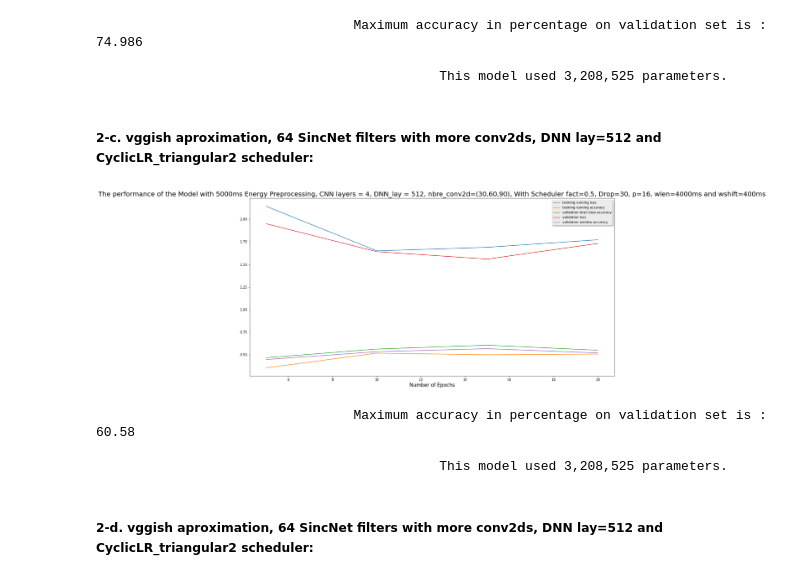
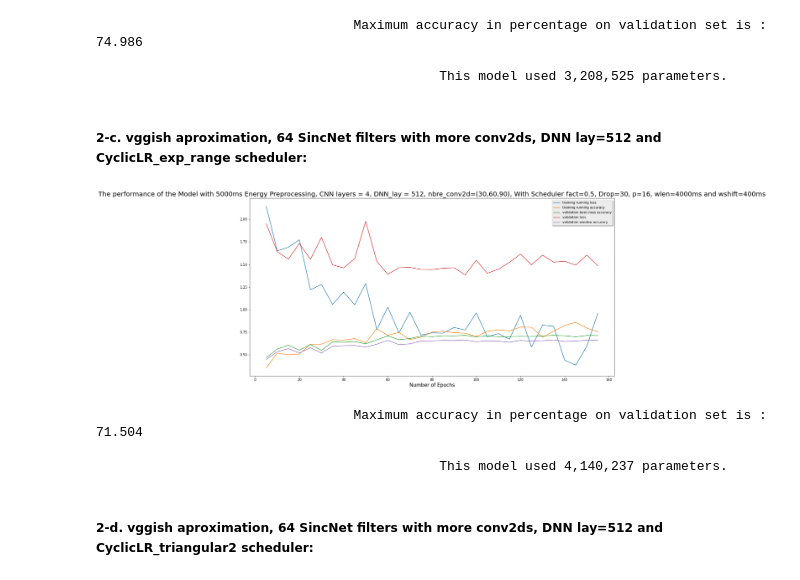
Before and after one commit to Learningchipmunk/SincNet_v2.0, a Jupyter notebook: Net2D_Performance_Analysis.ipynb, the cells around one changed output. Saved outputs shown, nothing was run; the diff lists cells and outputs as text; code cells hidden in the pictures.

```diff
--- a/Net2D_Performance_Analysis.ipynb
+++ b/Net2D_Performance_Analysis.ipynb
@@ -458,7 +458,7 @@ print("\n\t\t\t\t\t    This model used {} parameters.".format("3,208,525"))
 
                                             This model used 3,208,525 parameters.
 # %% [markdown]
-##### 2-c. vggish aproximation, 64 SincNet filters with more conv2ds, DNN lay=512 and CyclicLR_triangular2 scheduler:
+##### 2-c. vggish aproximation, 64 SincNet filters with more conv2ds, DNN lay=512 and CyclicLR_exp_range scheduler:
 # %%
 path = "exp/SincNet2D_DCASE/CNNlay4_Rand0PreEnergy5000ms_DNN512_32kHz_Energy2048_batchsize20_SchedulerCyclicExpR_More2dconvs_Window4000ms_Drop30/"
 
@@ -468,15 +468,15 @@ filename = filename + ".res"
 used_var, indexes = readResults(path, filename)
 # %%
 ## Organizing all the needed data in lists:
-name = 'Model with 5000ms Energy Preprocessing, CNN layers = 4, DNN_lay = 512, nbre_conv2d=(30,60,90), With Scheduler fact=0.5, Drop=30, p=16, wlen=4000ms and wshift=400ms'
+name = 'Model with 5000ms Energy Preprocessing, CNN layers = 4, DNN_lay = 512, nbre_conv2d=(30,60,90), With Scheduler CyclicLR_triangular2, Drop=30, p=16, wlen=4000ms and wshift=400ms'
 
 PlotPerfs(name, used_var)
-print("\n\t\t\t\t\t    This model used {} parameters.".format("3,208,525"))
+print("\n\t\t\t\t\t    This model used {} parameters.".format("4,140,237"))
 # %% [output]
-[figure, old version]
+[figure, new version]
-                                 Maximum accuracy in percentage on validation set is : 60.58
+                                 Maximum accuracy in percentage on validation set is : 71.504
 
-                                            This model used 3,208,525 parameters.
+                                            This model used 4,140,237 parameters.
 # %% [markdown]
 ##### 2-d. vggish aproximation, 64 SincNet filters with more conv2ds, DNN lay=512 and CyclicLR_triangular2 scheduler:
 # %%
```
Also changed, not shown: parts of 2 cells of this notebook, 2 other files.
